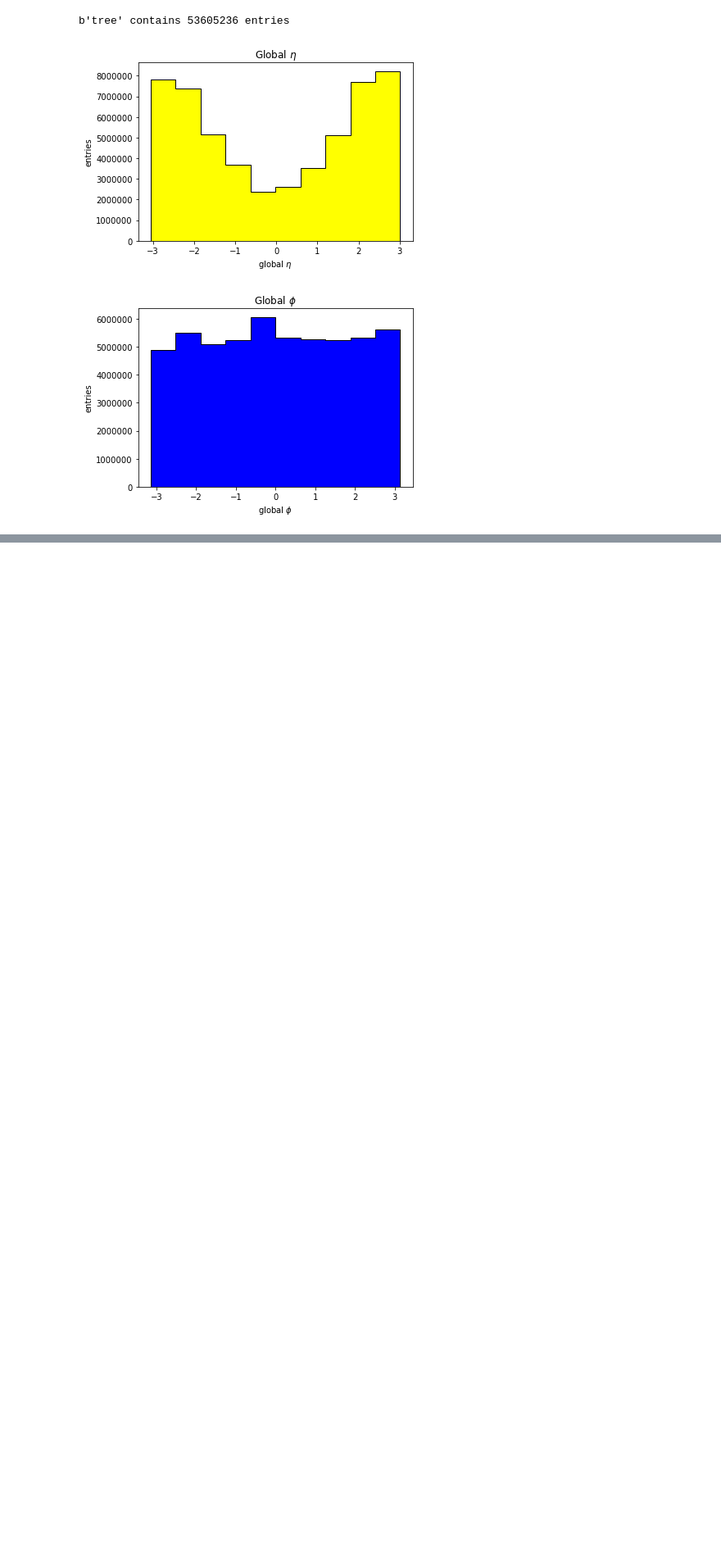
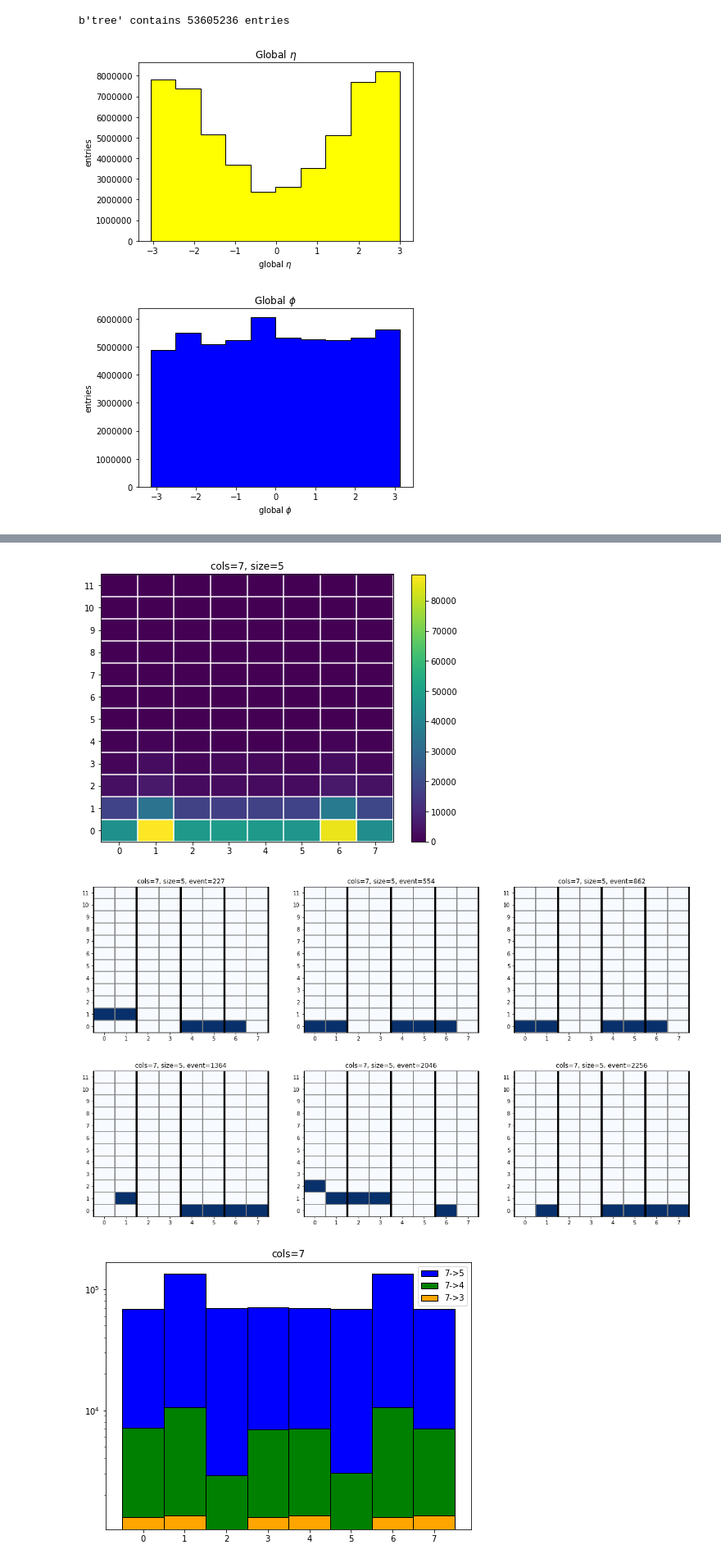
Before and after one commit to mmarchegiani/L1-BrokenClusters, a Jupyter notebook: explore_lumi.ipynb, the cells around one changed output, grey strips where cells are left out. Shown at 82% size. Cells and saved outputs as stored; diff of their text form; code cells hidden in the pictures; blank space fills up the shorter version.

Commit message:
Splitting (7->5) study

```diff
--- a/explore_lumi.ipynb
+++ b/explore_lumi.ipynb
@@ -5,8 +5,8 @@ import uproot
 import matplotlib.pyplot as plt
 # %%
 filename = "/scratch/mmarcheg/lumi_data/Run300806.root"
-plot_dir = "../ntuplesPixel/plots/" + filename.split(".")[-2] + "/"
-os.mkdir(plot_dir)
+plot_dir = "../ntuplesPixel/plots/" + (filename.split("/")[-1]).split(".")[-2] + "/"
+#os.mkdir(plot_dir)
 print("Opening %s" % filename)
 file = uproot.open(filename)
 # %% [output]
@@ -39,3 +39,8 @@ plt.savefig(plot_dir + "global_phi.png", format="png", dpi=300)
 plt.show()
 # %% [output]
 [figure]
+# %%
+df_grid = tree.pandas.df([b'pos_x', b'pos_y', b'size', b'cols', b'rows', b'x', b'y', b'global_eta', b'global_phi'])
+df_grid.head()
+
+#df_grid['pos_x']
@@ -41,0 +55,61 @@ plt.show()
+# %%
+import numpy as np
+df_grid7 = df_grid.query('cols == 7')
+df_grid75 = df_grid7.query('size == 5')
+df_grid74 = df_grid7.query('size == 4')
+df_grid73 = df_grid7.query('size == 3')
+plt.figure(figsize=[8.0,6.0])
+bins75 = [np.linspace(-0.5,7.5, 9), np.linspace(-0.5,df_grid75['y'].max()+0.5, df_grid75['y'].max()+2)]
+bins74 = [np.linspace(-0.5,7.5, 9), np.linspace(-0.5,df_grid74['y'].max()+0.5, df_grid74['y'].max()+2)]
+bins73 = [np.linspace(-0.5,7.5, 9), np.linspace(-0.5,df_grid73['y'].max()+0.5, df_grid73['y'].max()+2)]
+
+h = plt.hist2d(df_grid75['x'], df_grid75['y'], bins=bins75)
+for y in h[2]:
+    plt.axhline(y, h[1][0], h[1][-1], color="white")
+for x in h[1]:
+    plt.axvline(x, h[2][0], h[2][-1], color="white")
+plt.title("cols=7, size=5")
+plt.yticks(range(df_grid75['y'].max()+1))
+plt.colorbar()
+plt.savefig(plot_dir + "cols7_size5.png", format="png", dpi=300)
+plt.show()
+
+plt.figure(figsize=[8.0,6.0])
+index_list = df_grid75.index.values
+#print(index_list[0][0])
+size = 5
+for j in range(6):
+    i = index_list[j*size][0]
+    plt.subplot(2,3,j+1)
+    h = plt.hist2d(df_grid75['x'][i], df_grid75['y'][i], bins=bins75, cmap="Blues", label="event "+str(i))
+    plt.yticks(range(df_grid75['y'].max()+1))
+    for y in h[2]:
+        plt.axhline(y, h[1][0], h[1][-1], color="gray")
+    for x in h[1]:
+        linewidth_ = 2
+        linecolor = "gray"
+        if (int(x+0.5)%2) == 0:
+            linecolor = "black"
+            linewidth_ = 4
+        plt.axvline(x, h[2][0], h[2][-1], color=linecolor, linewidth=linewidth_)
+    plt.title("cols=7, size=5, event=" + str(i))
+    #plt.colorbar()
+plt.tight_layout()
+plt.subplots_adjust(right=2.0, top=1.5, wspace=0.2)
+plt.savefig(plot_dir + "cols7_size5_events.png", format="png", dpi=300, bbox_inches="tight")
+plt.show()
+
+plt.figure(figsize=[8.0,6.0])
+plt.hist(df_grid75['x'], bins=bins75[0], color="blue", ec="black", label="7->5", log=True)
+plt.hist(df_grid74['x'], bins=bins74[0], color="green", ec="black", label="7->4", log=True)
+plt.hist(df_grid73['x'], bins=bins73[0], color="orange", ec="black", label="7->3", log=True)
+plt.title("cols=7")
+plt.legend(loc="best")
+plt.savefig(plot_dir + "cols7_hist.png", format="png", dpi=300)
+plt.show()
+
+#df_grid75.head()
+# %% [output]
+[figure, added]
+[figure, added]
+[figure, added]
```
Also changed, not shown: parts of 3 cells of this notebook.
